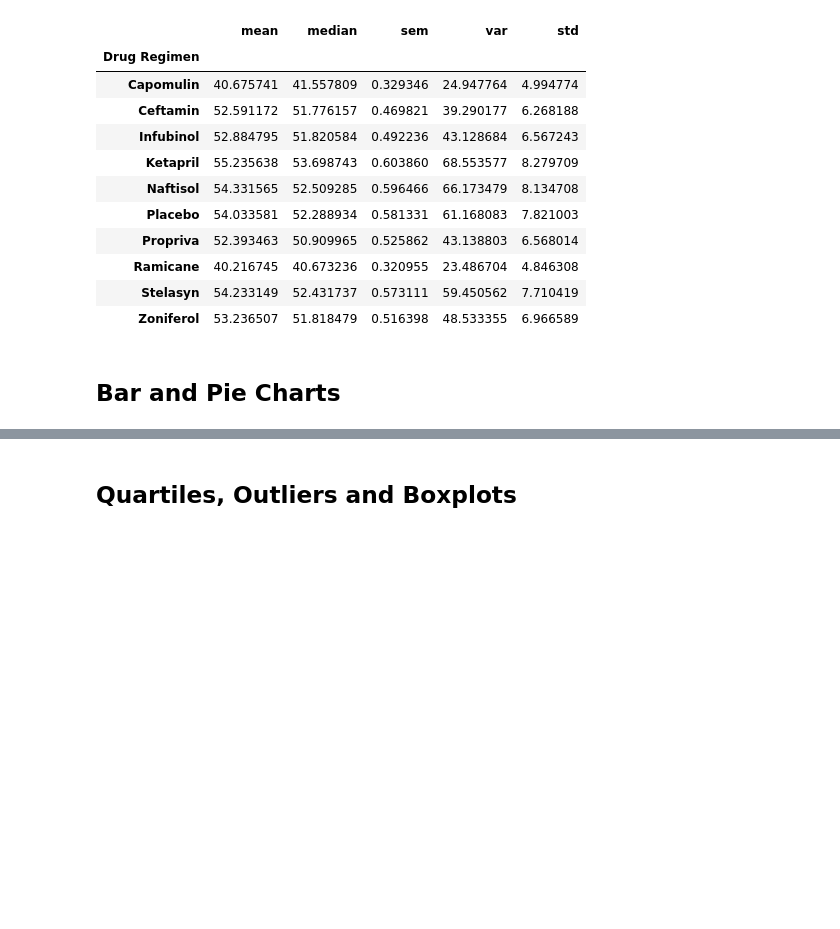
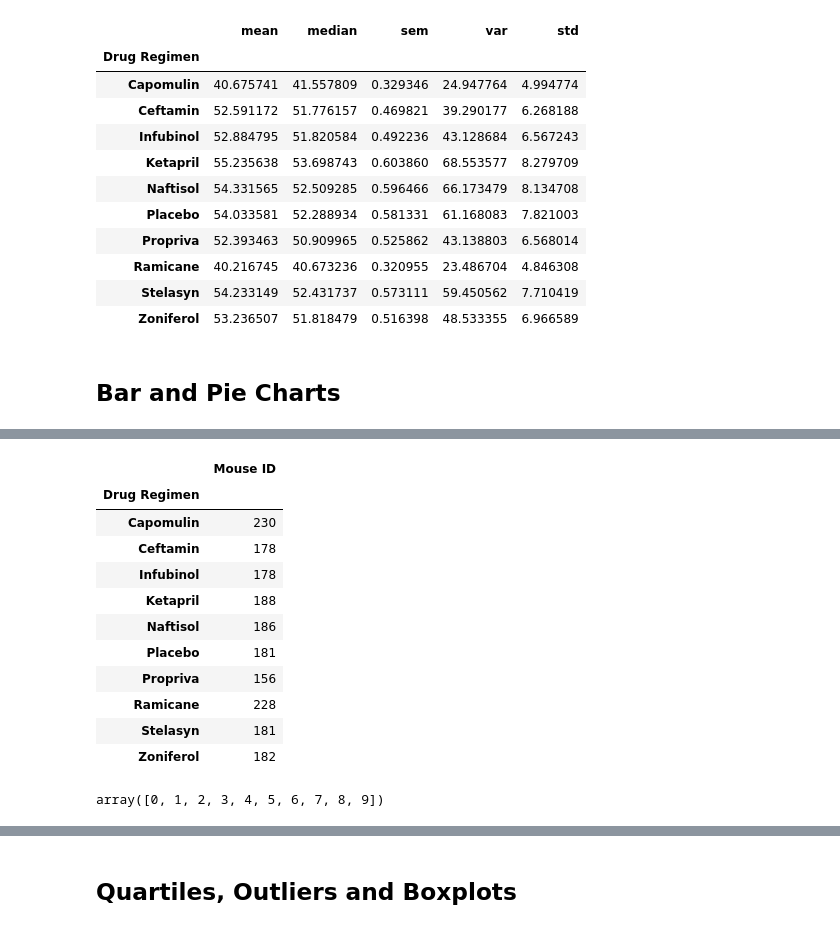
Before and after one commit to ahowellgates/Matplotlib-Challenge, a Jupyter notebook: matplotlib_gates.ipynb, the cells around one changed output, grey strips where cells are left out. Drawn from its saved outputs; the diff is of its cells as text; code cells hidden in the pictures; blank space fills up the shorter version.

```diff
--- a/matplotlib_gates.ipynb
+++ b/matplotlib_gates.ipynb
@@ -295,11 +313,27 @@ plt.tight_layout()
 # %%
 
 # Generate a bar plot showing the total number of unique mice tested on each drug regimen using pyplot.
+mice_drug2 = clean_df.groupby('Drug Regimen').count().reset_index()
+mice_drug_2 = mice_drug2[['Drug Regimen', 'Mouse ID']]
+mice_drug_2 = mice_drug_2.set_index('Drug Regimen')
 
-
-drug_data = clean_df["Drug Regimen"].value_counts()
-x_axis = np.arange(len(drug_data))
-
-plt.bar(x_axis, drug_data, color="b", align="center")
-
-plt.show()
+mice_drug_2
+# %% [output]
+|  | Mouse ID |
+| Drug Regimen |  |
+| Capomulin | 230 |
+| Ceftamin | 178 |
+| Infubinol | 178 |
+| Ketapril | 188 |
+| Naftisol | 186 |
+| Placebo | 181 |
+| Propriva | 156 |
+| Ramicane | 228 |
+| Stelasyn | 181 |
+| Zoniferol | 182 |
+# %%
+x_axis = np.arange(len(mice_drug))
+tick_locations = [value for value in x_axis]
+x_axis
+# %% [output]
+array([0, 1, 2, 3, 4, 5, 6, 7, 8, 9])
```
Also changed, not shown: parts of 4 cells of this notebook.
